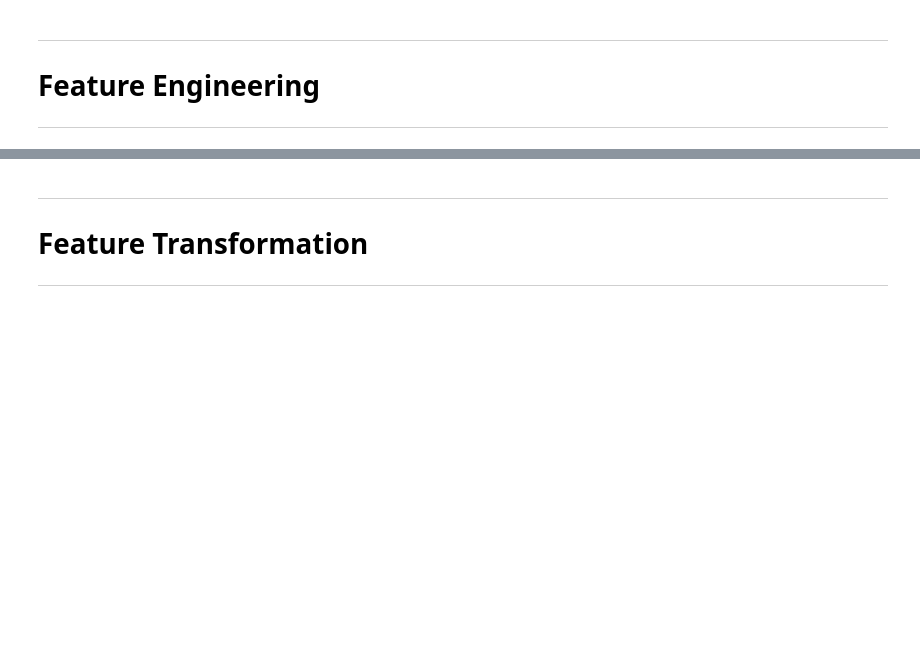
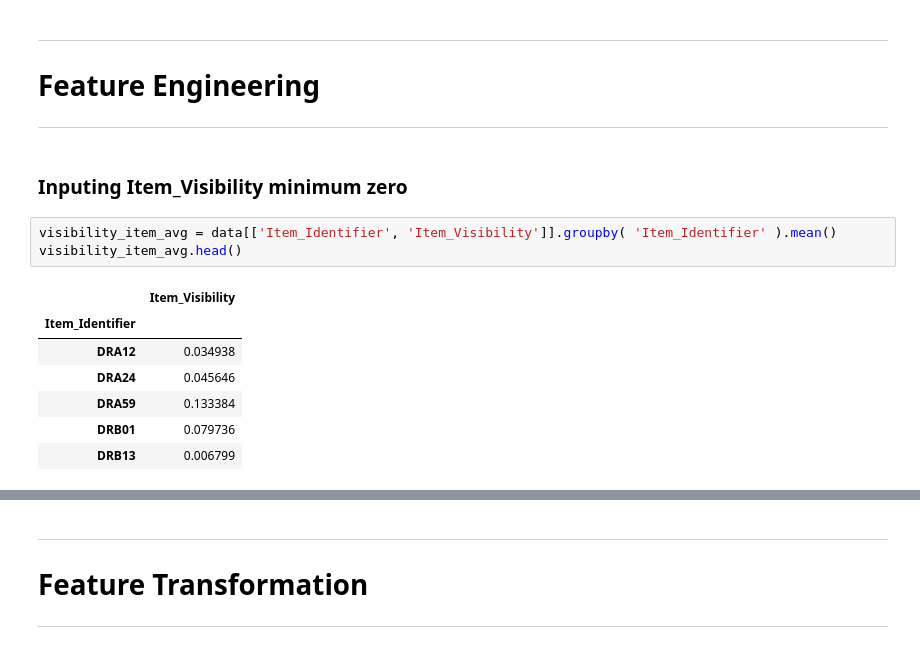
Before and after one commit to Meigarom/Big-Mart-Sales, a Jupyter notebook: Big_Mart_Sales_EDA.ipynb, the cells around one changed output, grey strips where cells are left out. Drawn from its saved outputs; the diff is of its cells as text; blank space fills up the shorter version.

```diff
--- a/Big_Mart_Sales_EDA.ipynb
+++ b/Big_Mart_Sales_EDA.ipynb
@@ -413,3 +416,16 @@ Final #missing: 0
 ---
 # Feature Engineering
 ---
+# %% [markdown]
+### Inputing Item_Visibility minimum zero
+# %%
+visibility_item_avg = data[['Item_Identifier', 'Item_Visibility']].groupby( 'Item_Identifier' ).mean()
+visibility_item_avg.head()
+# %% [output]
+|  | Item_Visibility |
+| Item_Identifier |  |
+| DRA12 | 0.034938 |
+| DRA24 | 0.045646 |
+| DRA59 | 0.133384 |
+| DRB01 | 0.079736 |
+| DRB13 | 0.006799 |
```
Also changed, not shown: parts of 15 cells of this notebook.
